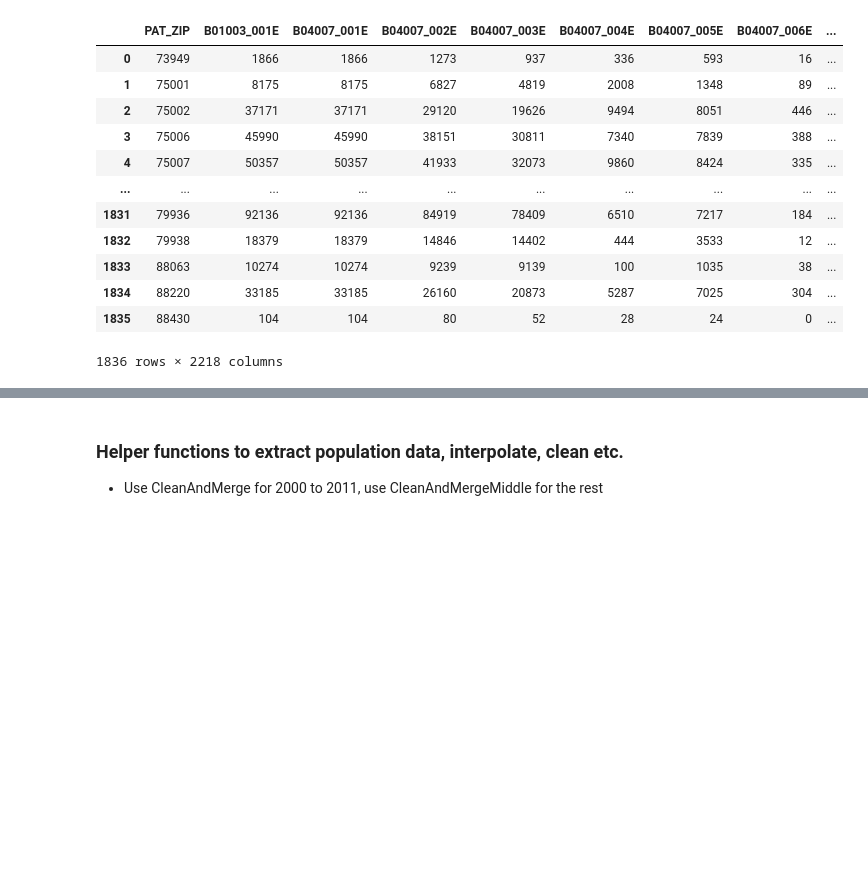
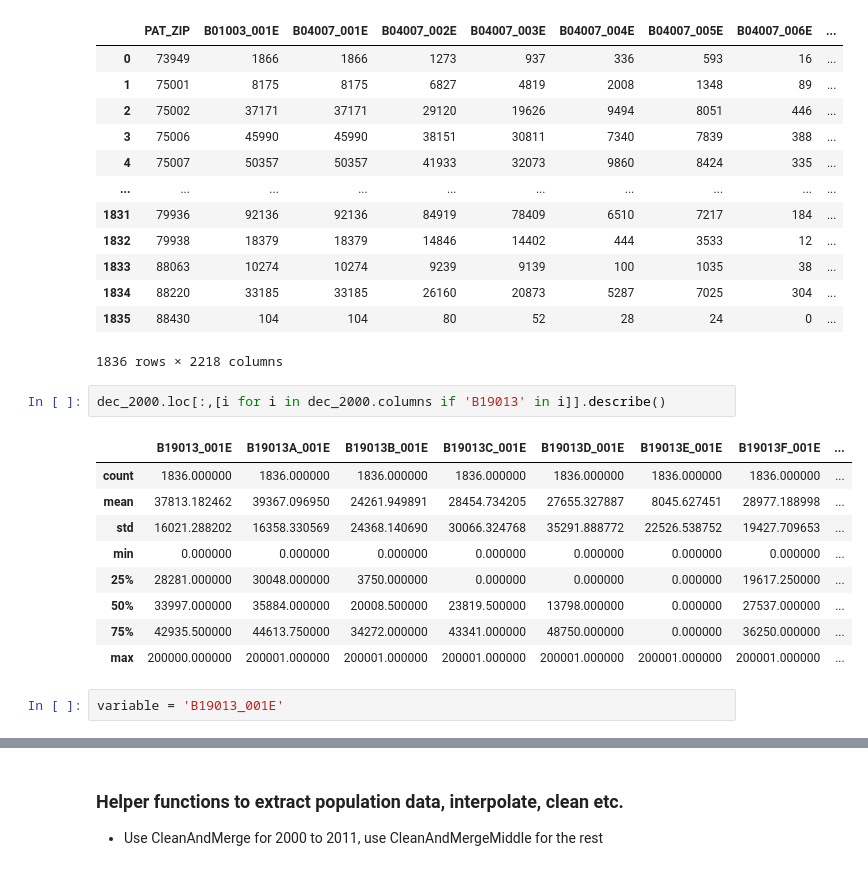
Before and after one commit to mi3nts/environmentalSocialHealth, a Jupyter notebook: census/censusInterpolation.ipynb, the cells around one changed output, grey strips where cells are left out. Drawn from its saved outputs; the diff is of its cells as text; blank space fills up the shorter version.

```diff
--- a/census/censusInterpolation.ipynb
+++ b/census/censusInterpolation.ipynb
@@ -35,6 +35,20 @@ dec_2000
 | 1834 | 88220 | 33185 | 33185 | 26160 | 20873 | 5287 | 7025 | 304 | ... |
 | 1835 | 88430 | 104 | 104 | 80 | 52 | 28 | 24 | 0 | ... |
 1836 rows × 2218 columns
+# %%
+dec_2000.loc[:,[i for i in dec_2000.columns if 'B19013' in i]].describe()
+# %% [output]
+|  | B19013_001E | B19013A_001E | B19013B_001E | B19013C_001E | B19013D_001E | B19013E_001E | B19013F_001E | ... |
+| count | 1836.000000 | 1836.000000 | 1836.000000 | 1836.000000 | 1836.000000 | 1836.000000 | 1836.000000 | ... |
+| mean | 37813.182462 | 39367.096950 | 24261.949891 | 28454.734205 | 27655.327887 | 8045.627451 | 28977.188998 | ... |
+| std | 16021.288202 | 16358.330569 | 24368.140690 | 30066.324768 | 35291.888772 | 22526.538752 | 19427.709653 | ... |
+| min | 0.000000 | 0.000000 | 0.000000 | 0.000000 | 0.000000 | 0.000000 | 0.000000 | ... |
+| 25% | 28281.000000 | 30048.000000 | 3750.000000 | 0.000000 | 0.000000 | 0.000000 | 19617.250000 | ... |
+| 50% | 33997.000000 | 35884.000000 | 20008.500000 | 23819.500000 | 13798.000000 | 0.000000 | 27537.000000 | ... |
+| 75% | 42935.500000 | 44613.750000 | 34272.000000 | 43341.000000 | 48750.000000 | 0.000000 | 36250.000000 | ... |
+| max | 200000.000000 | 200001.000000 | 200001.000000 | 200001.000000 | 200001.000000 | 200001.000000 | 200001.000000 | ... |
+# %%
+variable = 'B19013_001E'
 # %%
 int_df = pd.merge(
             pd.merge(
```
Also changed, not shown: parts of 5 cells of this notebook, 2 other files.
